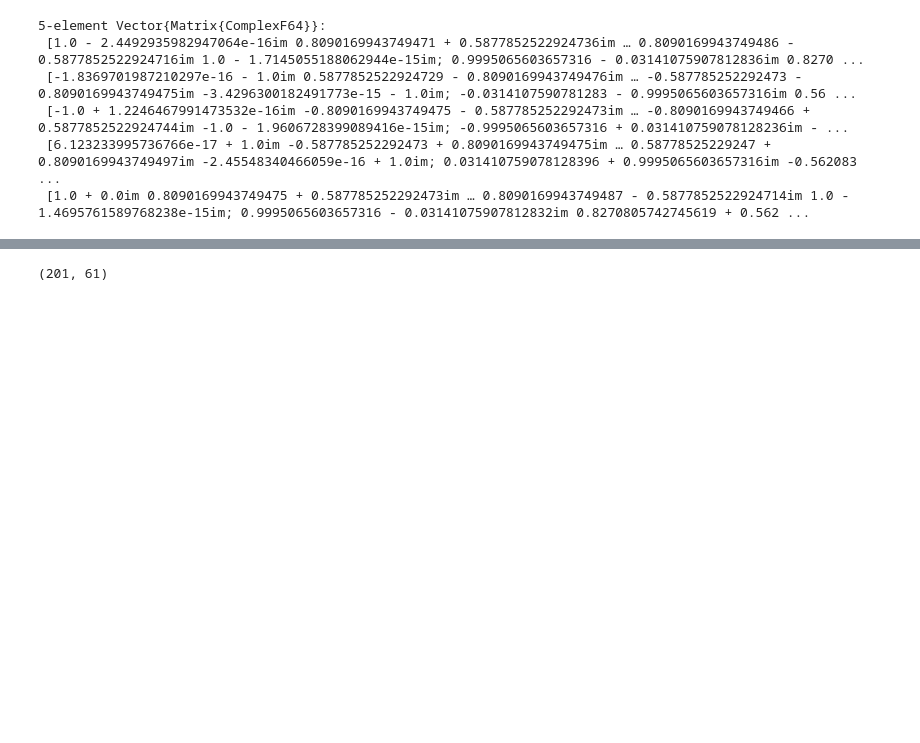
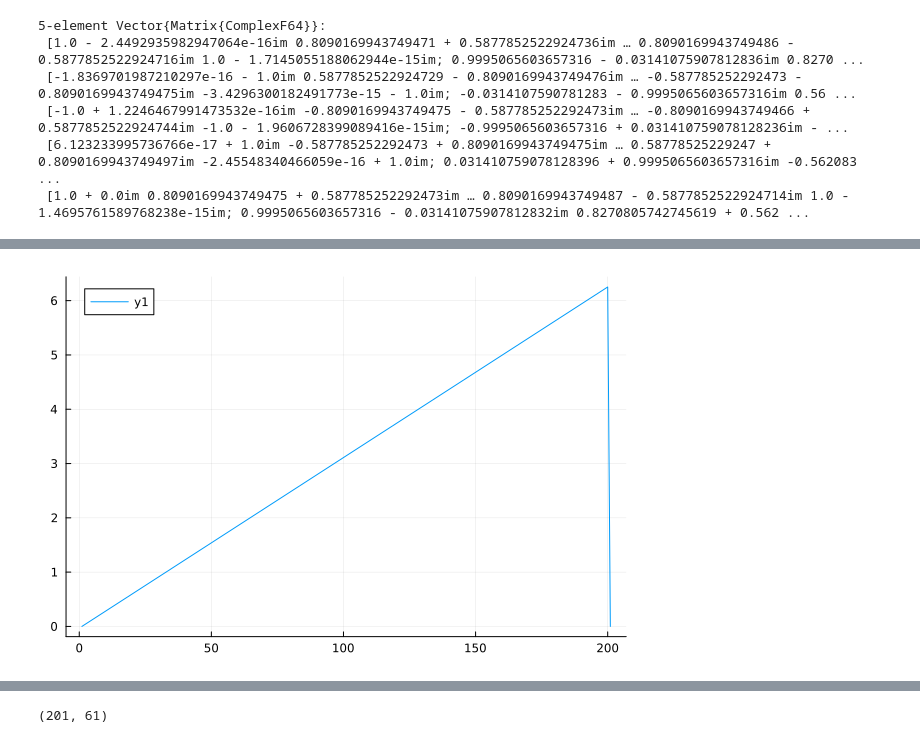
Before and after one commit to wilkieolin/PhasorNetworks.jl, a Jupyter notebook: demos/domains.ipynb, the cells around one changed output, grey strips where cells are left out. Drawn from its saved outputs; the diff is of its cells as text; code cells hidden in the pictures; blank space fills up the shorter version.

```diff
--- a/demos/domains.ipynb
+++ b/demos/domains.ipynb
@@ -111,0 +132,4 @@ us = [phase_to_potential(phases, tms, offset = o, spk_args=sa) for o in offsets]
+# %%
+plot(mod.(-1 * angle.(ss), 2*pi))
+# %% [output]
+[figure, added]
```
Also changed, not shown: parts of 23 cells of this notebook, 1 other file.
